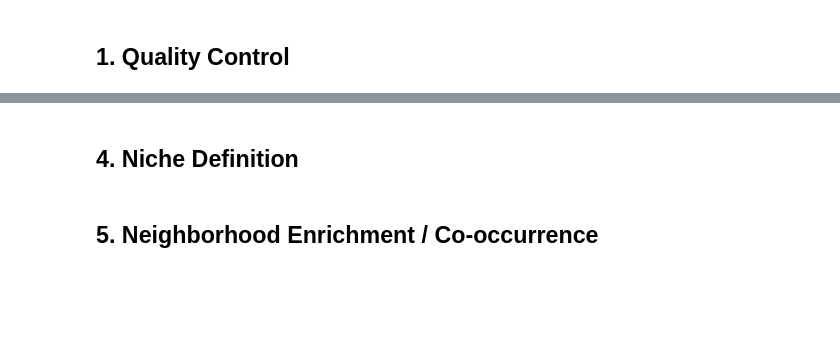
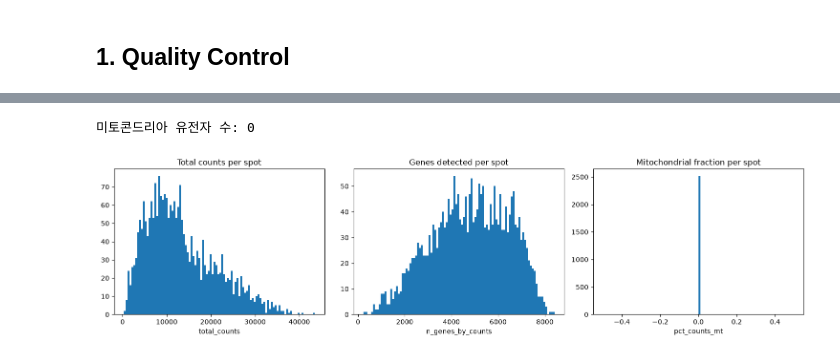
Before and after one commit to wooCuler/Spatial-TME-Toolkit, a Jupyter notebook: notebooks/visium_analysis.ipynb, the cells around one changed output, grey strips where cells are left out. Saved outputs shown, nothing was run; the diff lists cells and outputs as text; code cells hidden in the pictures; blank space fills up the shorter version.

Commit message:
Add Visium breast cancer QC, HVG, and spatial domain clustering

```diff
--- a/notebooks/visium_analysis.ipynb
+++ b/notebooks/visium_analysis.ipynb
@@ -21,0 +26,10 @@ adata = None
+# %%
+# Visium 원본 데이터 디렉토리 (Space Ranger 출력 폴더: h5 파일 + spatial/ 폴더 포함)
+DATA_DIR = "/data2/projects/2025_heartfailure/spatial_tme/visium_breast/"
+COUNT_FILE = "Visium_FFPE_Human_Breast_Cancer_filtered_feature_bc_matrix.h5"
+# %%
+# read_visium은 h5(filtered feature-barcode matrix) + spatial/ 폴더(좌표, 이미지, scale factor)를
+# 함께 읽어 adata.obsm["spatial"]과 adata.uns["spatial"]에 채워준다.
+adata = sc.read_visium(DATA_DIR, count_file=COUNT_FILE)
+# 유전자 심볼 중복 방지 (동일 symbol이 다른 Ensembl ID를 가리키는 경우가 있음)
+adata.var_names_make_unique()
@@ -42,2 +57,0 @@ Visium은 spot당 다세포 혼합이므로, deconvolution 결과 또는 dominan
-# %% [markdown]
-## 4. Niche Definition
@@ -48,2 +57,0 @@ Visium은 spot당 다세포 혼합이므로, deconvolution 결과 또는 dominan
-# %% [markdown]
-## 5. Neighborhood Enrichment / Co-occurrence
@@ -53,0 +58,33 @@ Visium은 spot당 다세포 혼합이므로, deconvolution 결과 또는 dominan
+# %%
+# 미토콘드리아 유전자 플래그: 사람 유전자 심볼은 "MT-"로 시작 (예: MT-CO1, MT-ND1)
+# (검증) 이 패널은 애초에 미토콘드리아 유전자를 포함하지 않는다 — 아래처럼 알려진 13개
+# MT 단백질 코딩 유전자 심볼("MT-ND1" 등 및 대안 표기 "ND1" 등)과 그 Ensembl ID
+# (예: MT-ND1 = ENSG00000198888)로 직접 조회해도 매칭이 0건이었음. 즉 표기 문제가
+# 아니라 이 probe-based Visium FFPE whole-transcriptome panel 설계 자체에서 미토콘드리아
+# 유전자가 제외되어 있는 것 (fresh-frozen polyA 캡처 기반 Visium과의 차이).
+adata.var["mt"] = adata.var_names.str.startswith("MT-")
+print(f"미토콘드리아 유전자 수: {adata.var['mt'].sum()}")
+
+sc.pp.calculate_qc_metrics(adata, qc_vars=["mt"], inplace=True, percent_top=None)
+# %% [output]
+미토콘드리아 유전자 수: 0
+# %%
+# spot별 total_counts, n_genes_by_counts, pct_counts_mt 분포 시각화
+fig, axes = plt.subplots(1, 3, figsize=(15, 4))
+
+axes[0].hist(adata.obs["total_counts"], bins=100)
+axes[0].set_title("Total counts per spot")
+axes[0].set_xlabel("total_counts")
+
+axes[1].hist(adata.obs["n_genes_by_counts"], bins=100)
+axes[1].set_title("Genes detected per spot")
+axes[1].set_xlabel("n_genes_by_counts")
+
+axes[2].hist(adata.obs["pct_counts_mt"], bins=100)
+axes[2].set_title("Mitochondrial fraction per spot")
+axes[2].set_xlabel("pct_counts_mt")
+
+plt.tight_layout()
+plt.show()
+# %% [output]
+[figure, added]
```
Also changed, not shown: parts of 32 cells of this notebook.
